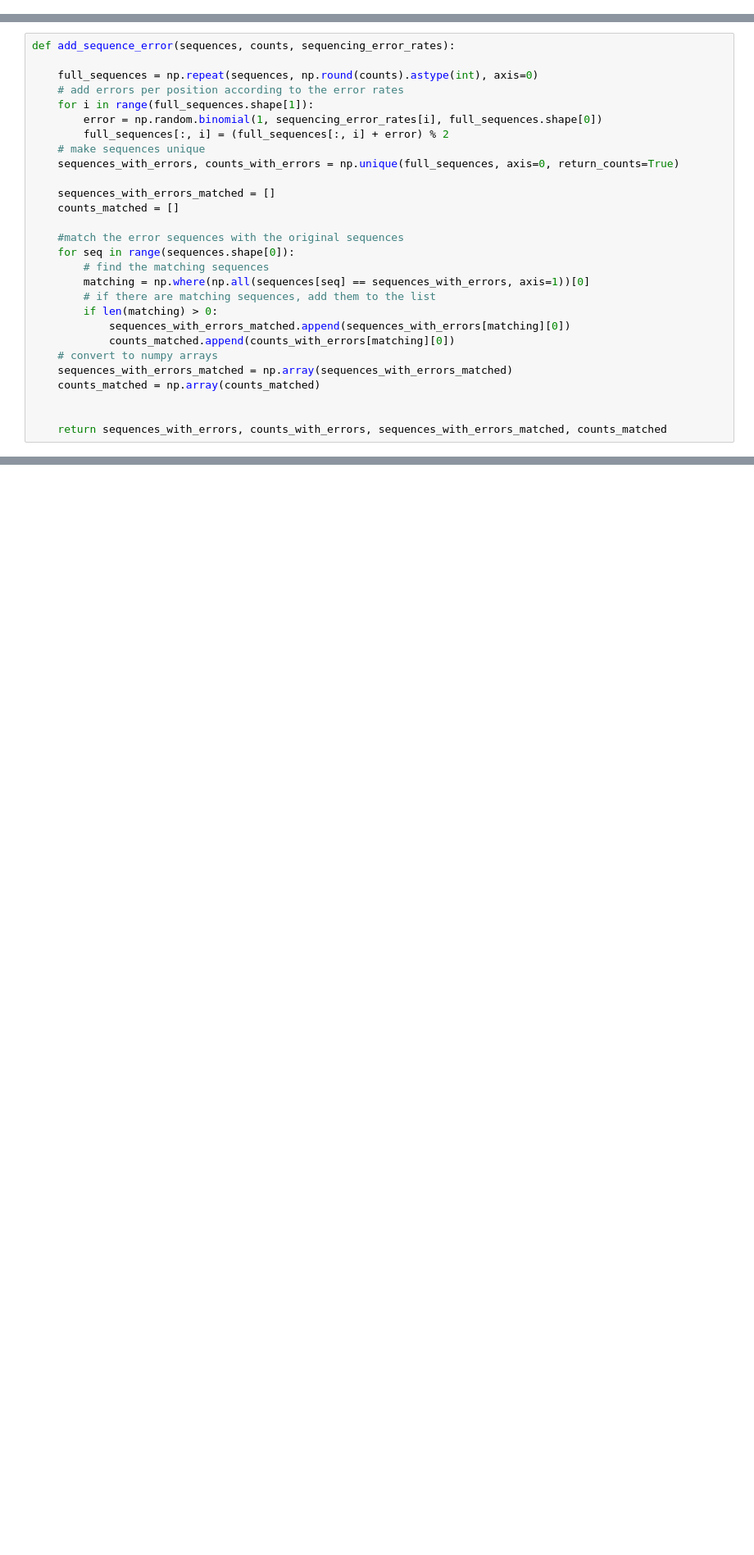
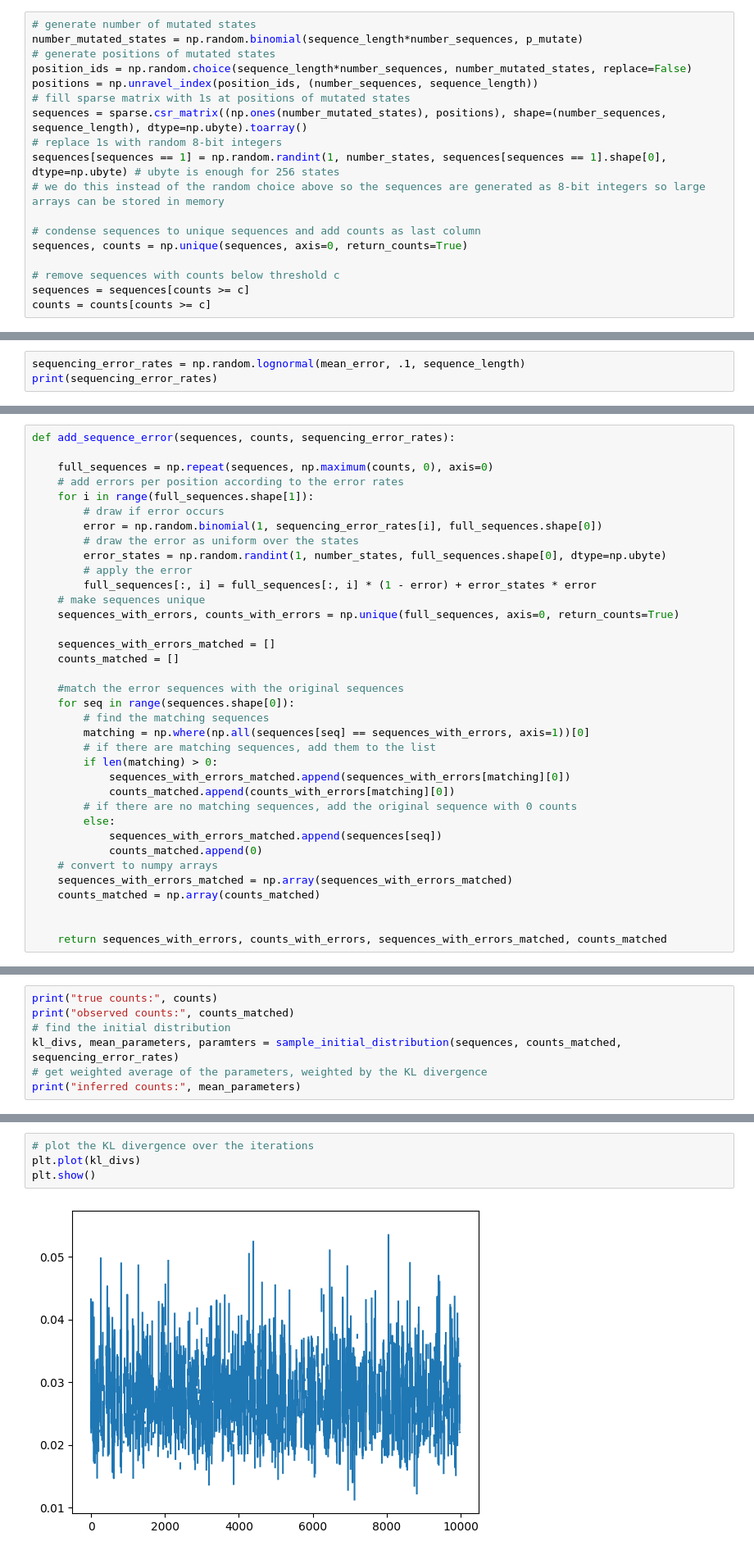
Before and after one commit to JoshuaGensel/dmMIME_correction, a Jupyter notebook: src/error_sampling_test.ipynb, the cells around one changed output, grey strips where cells are left out. Shown at 82% size. Saved outputs shown, nothing was run; the diff lists cells and outputs as text; blank space fills up the shorter version.

Commit message:
tested reworked error methods

```diff
--- a/src/error_sampling_test.ipynb
+++ b/src/error_sampling_test.ipynb
@@ -10,0 +14,18 @@ sequencing_error_rates = np.array([0.01, 0.02, 0.03, 0.05])
+# %%
+# generate number of mutated states
+number_mutated_states = np.random.binomial(sequence_length*number_sequences, p_mutate)
+# generate positions of mutated states
+position_ids = np.random.choice(sequence_length*number_sequences, number_mutated_states, replace=False)
+positions = np.unravel_index(position_ids, (number_sequences, sequence_length))
+# fill sparse matrix with 1s at positions of mutated states
+sequences = sparse.csr_matrix((np.ones(number_mutated_states), positions), shape=(number_sequences, sequence_length), dtype=np.ubyte).toarray()
+# replace 1s with random 8-bit integers
+sequences[sequences == 1] = np.random.randint(1, number_states, sequences[sequences == 1].shape[0], dtype=np.ubyte) # ubyte is enough for 256 states
+# we do this instead of the random choice above so the sequences are generated as 8-bit integers so large arrays can be stored in memory
+
+# condense sequences to unique sequences and add counts as last column
+sequences, counts = np.unique(sequences, axis=0, return_counts=True)
+
+# remove sequences with counts below threshold c
+sequences = sequences[counts >= c]
+counts = counts[counts >= c]
@@ -10,0 +38,3 @@ sequencing_error_rates = np.array([0.01, 0.02, 0.03, 0.05])
+# %%
+sequencing_error_rates = np.random.lognormal(mean_error, .1, sequence_length)
+print(sequencing_error_rates)
@@ -11,11 +43,15 @@ sequencing_error_rates = np.array([0.01, 0.02, 0.03, 0.05])
 # %%
 def add_sequence_error(sequences, counts, sequencing_error_rates):
 
-    full_sequences = np.repeat(sequences, np.round(counts).astype(int), axis=0)
+    full_sequences = np.repeat(sequences, np.maximum(counts, 0), axis=0)
     # add errors per position according to the error rates
     for i in range(full_sequences.shape[1]):
+        # draw if error occurs
         error = np.random.binomial(1, sequencing_error_rates[i], full_sequences.shape[0])
-        full_sequences[:, i] = (full_sequences[:, i] + error) % 2
+        # draw the error as uniform over the states
+        error_states = np.random.randint(1, number_states, full_sequences.shape[0], dtype=np.ubyte)
+        # apply the error
+        full_sequences[:, i] = full_sequences[:, i] * (1 - error) + error_states * error
     # make sequences unique
     sequences_with_errors, counts_with_errors = np.unique(full_sequences, axis=0, return_counts=True)
 
@@ -30,6 +66,10 @@ def add_sequence_error(sequences, counts, sequencing_error_rates):
         if len(matching) > 0:
             sequences_with_errors_matched.append(sequences_with_errors[matching][0])
             counts_matched.append(counts_with_errors[matching][0])
+        # if there are no matching sequences, add the original sequence with 0 counts
+        else:
+            sequences_with_errors_matched.append(sequences[seq])
+            counts_matched.append(0)
     # convert to numpy arrays
     sequences_with_errors_matched = np.array(sequences_with_errors_matched)
     counts_matched = np.array(counts_matched)
@@ -119,0 +199,7 @@ def find_initial_distribution(sequences, counts, sequencing_error_rates, n_iter=
+# %%
+print("true counts:", counts)
+print("observed counts:", counts_matched)
+# find the initial distribution
+kl_divs, mean_parameters, paramters = sample_initial_distribution(sequences, counts_matched, sequencing_error_rates)
+# get weighted average of the parameters, weighted by the KL divergence
+print("inferred counts:", mean_parameters)
@@ -119,0 +216,6 @@ def find_initial_distribution(sequences, counts, sequencing_error_rates, n_iter=
+# %%
+# plot the KL divergence over the iterations
+plt.plot(kl_divs)
+plt.show()
+# %% [output]
+[figure, added]
```
Also changed, not shown: parts of 37 cells of this notebook, 1 other file.
